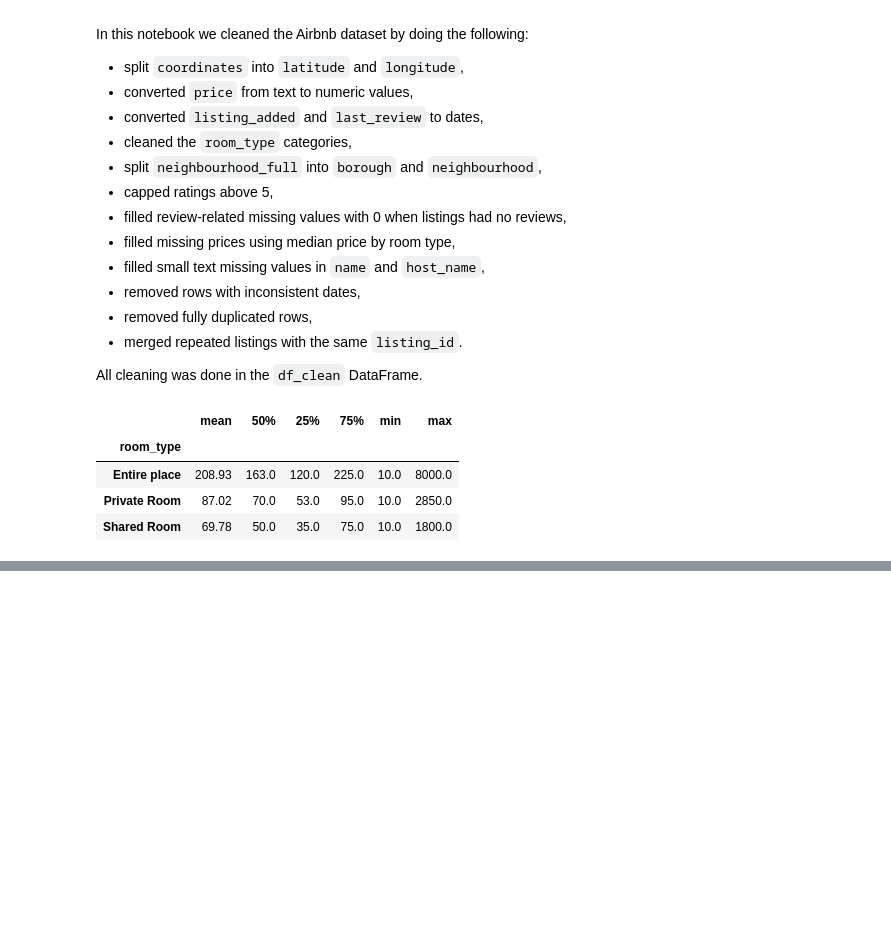
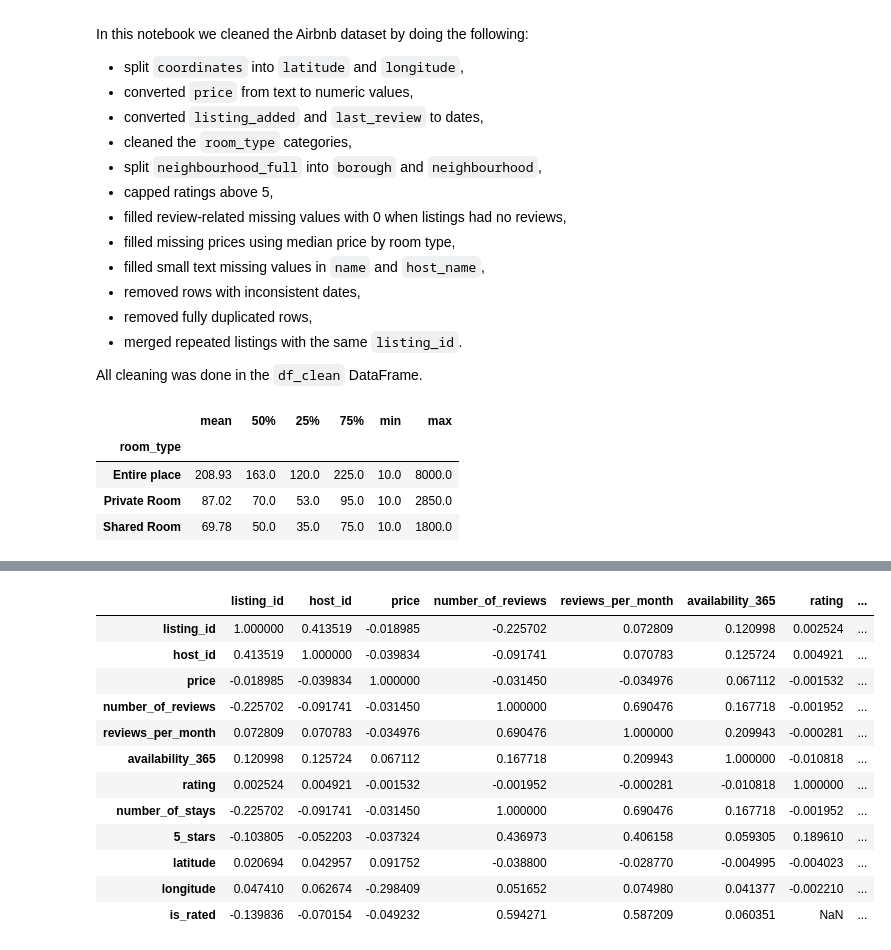
Before and after one commit to xDomino066/Descriptive_Statistics_PANDASTEAM, a Jupyter notebook: Domino/airbnb_cleaning.ipynb, the cells around one changed output, grey strips where cells are left out. Drawn from its saved outputs; the diff is of its cells as text; code cells hidden in the pictures; blank space fills up the shorter version.

```diff
--- a/Domino/airbnb_cleaning.ipynb
+++ b/Domino/airbnb_cleaning.ipynb
@@ -613,0 +646,26 @@ price_stats_by_room
+# %%
+
+import numpy as np
+import pandas as pd
+import seaborn as sns
+import matplotlib.pyplot as plt
+
+import scipy.stats as ss
+
+ss.pearsonr(df_clean.dropna(subset=['price', 'rating'])['price'], df_clean.dropna(subset=['price', 'rating'])['rating'])
+
+df_clean.corr(numeric_only=True, method='kendall')
+# %% [output]
+|  | listing_id | host_id | price | number_of_reviews | reviews_per_month | availability_365 | rating | ... |
+| listing_id | 1.000000 | 0.413519 | -0.018985 | -0.225702 | 0.072809 | 0.120998 | 0.002524 | ... |
+| host_id | 0.413519 | 1.000000 | -0.039834 | -0.091741 | 0.070783 | 0.125724 | 0.004921 | ... |
+| price | -0.018985 | -0.039834 | 1.000000 | -0.031450 | -0.034976 | 0.067112 | -0.001532 | ... |
+| number_of_reviews | -0.225702 | -0.091741 | -0.031450 | 1.000000 | 0.690476 | 0.167718 | -0.001952 | ... |
+| reviews_per_month | 0.072809 | 0.070783 | -0.034976 | 0.690476 | 1.000000 | 0.209943 | -0.000281 | ... |
+| availability_365 | 0.120998 | 0.125724 | 0.067112 | 0.167718 | 0.209943 | 1.000000 | -0.010818 | ... |
+| rating | 0.002524 | 0.004921 | -0.001532 | -0.001952 | -0.000281 | -0.010818 | 1.000000 | ... |
+| number_of_stays | -0.225702 | -0.091741 | -0.031450 | 1.000000 | 0.690476 | 0.167718 | -0.001952 | ... |
+| 5_stars | -0.103805 | -0.052203 | -0.037324 | 0.436973 | 0.406158 | 0.059305 | 0.189610 | ... |
+| latitude | 0.020694 | 0.042957 | 0.091752 | -0.038800 | -0.028770 | -0.004995 | -0.004023 | ... |
+| longitude | 0.047410 | 0.062674 | -0.298409 | 0.051652 | 0.074980 | 0.041377 | -0.002210 | ... |
+| is_rated | -0.139836 | -0.070154 | -0.049232 | 0.594271 | 0.587209 | 0.060351 | NaN | ... |
```
Also changed, not shown: parts of 2 cells of this notebook, 2 other files.
